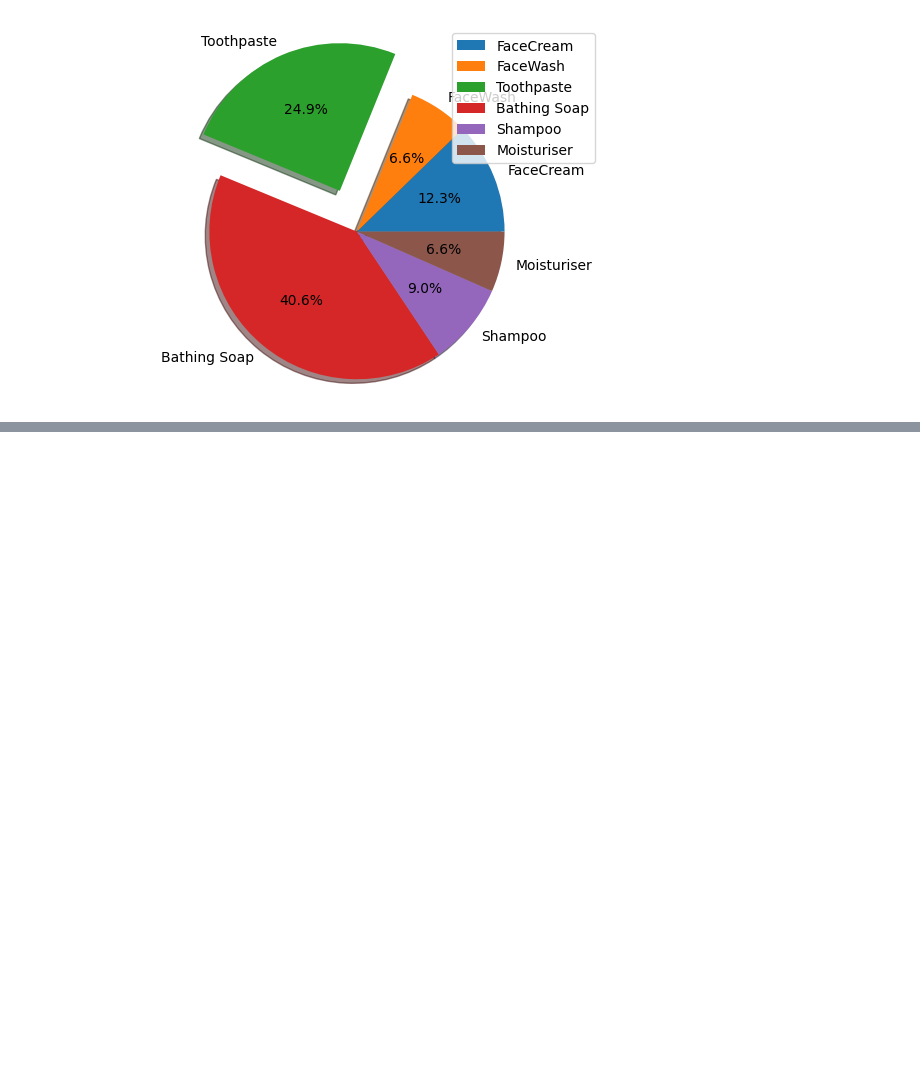
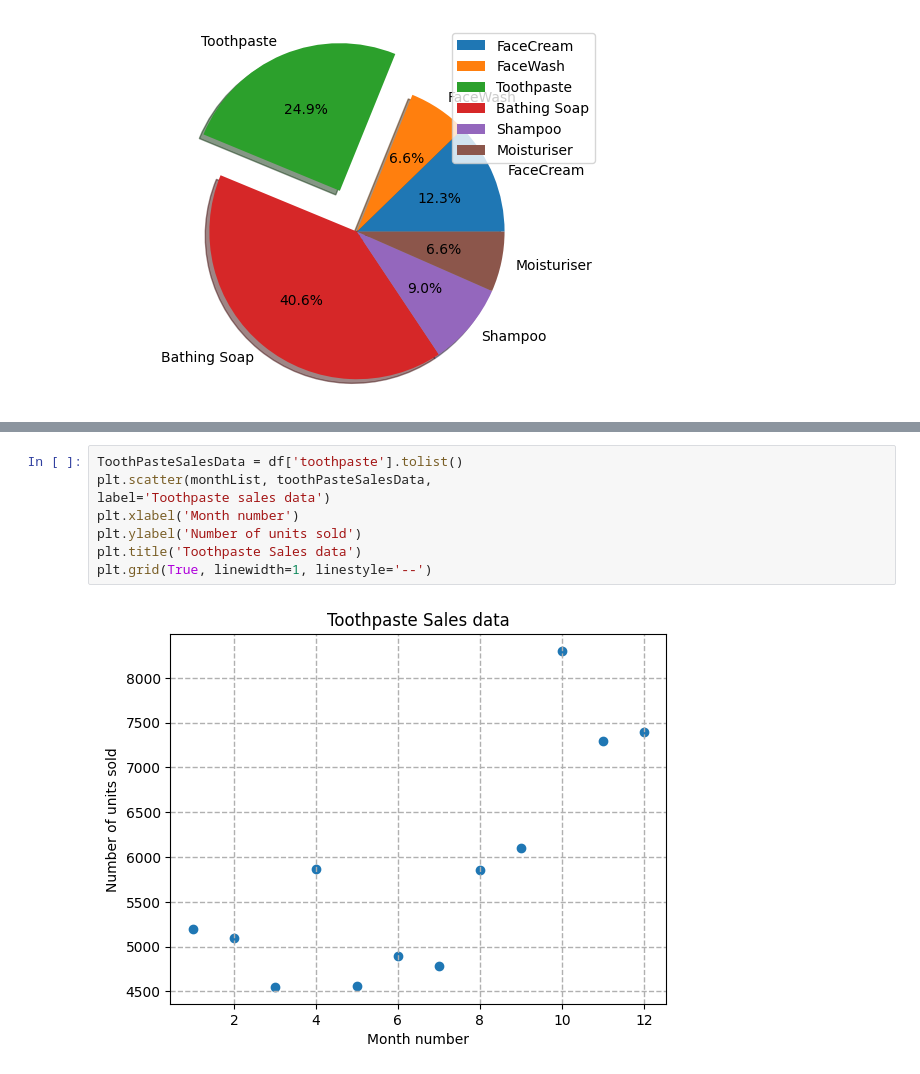
Before and after one commit to bric-k/College, a Jupyter notebook: DSE/A8.ipynb, the cells around one changed output, grey strips where cells are left out. Saved outputs shown, nothing was run; the diff lists cells and outputs as text; blank space fills up the shorter version.

```diff
--- a/DSE/A8.ipynb
+++ b/DSE/A8.ipynb
@@ -99,0 +146,10 @@ plt.show()
+# %%
+ToothPasteSalesData = df['toothpaste'].tolist()
+plt.scatter(monthList, toothPasteSalesData,
+label='Toothpaste sales data')
+plt.xlabel('Month number')
+plt.ylabel('Number of units sold')
+plt.title('Toothpaste Sales data')
+plt.grid(True, linewidth=1, linestyle='--')
+# %% [output]
+[figure, added]
```
Also changed, not shown: parts of 3 cells of this notebook, 2 other files.
